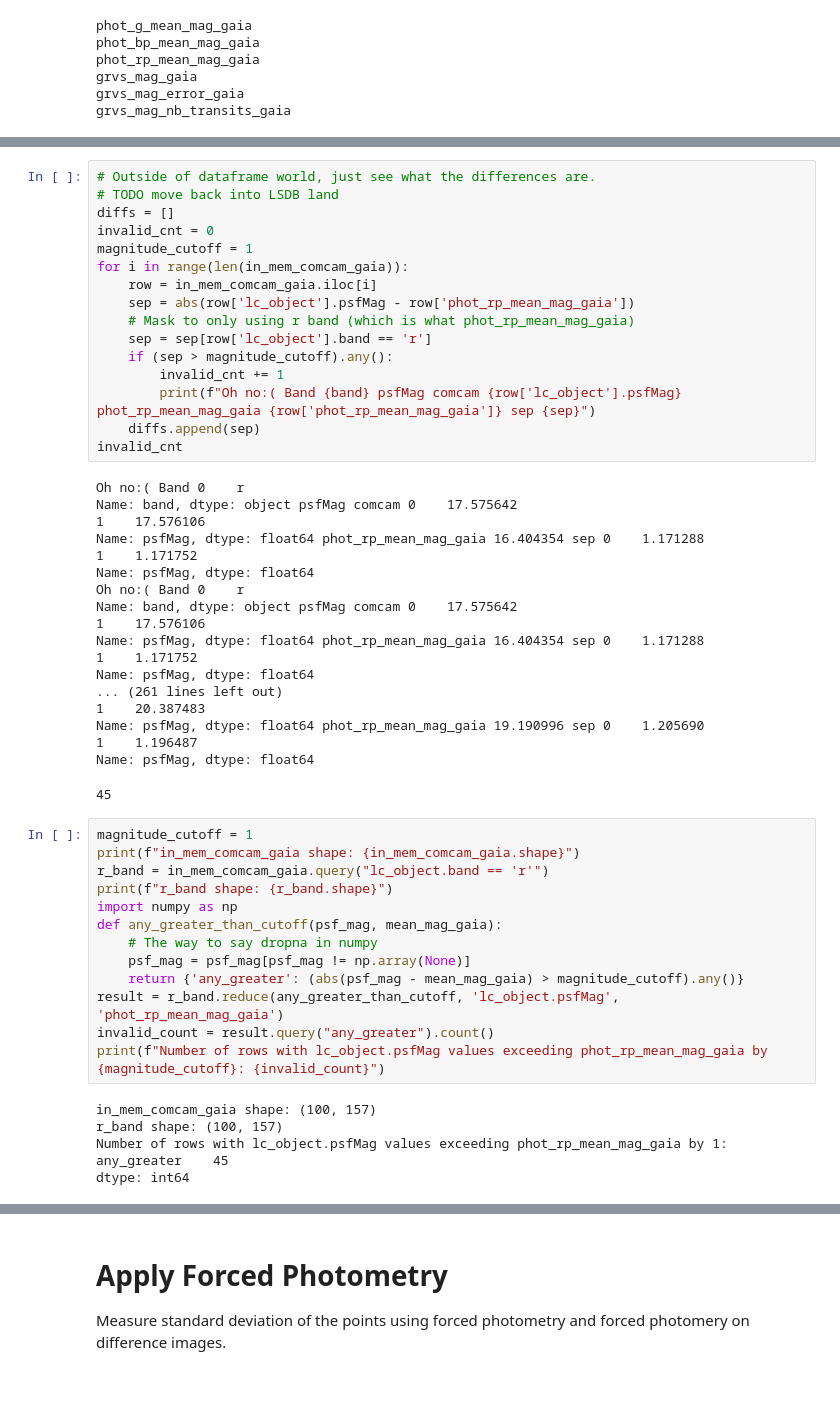
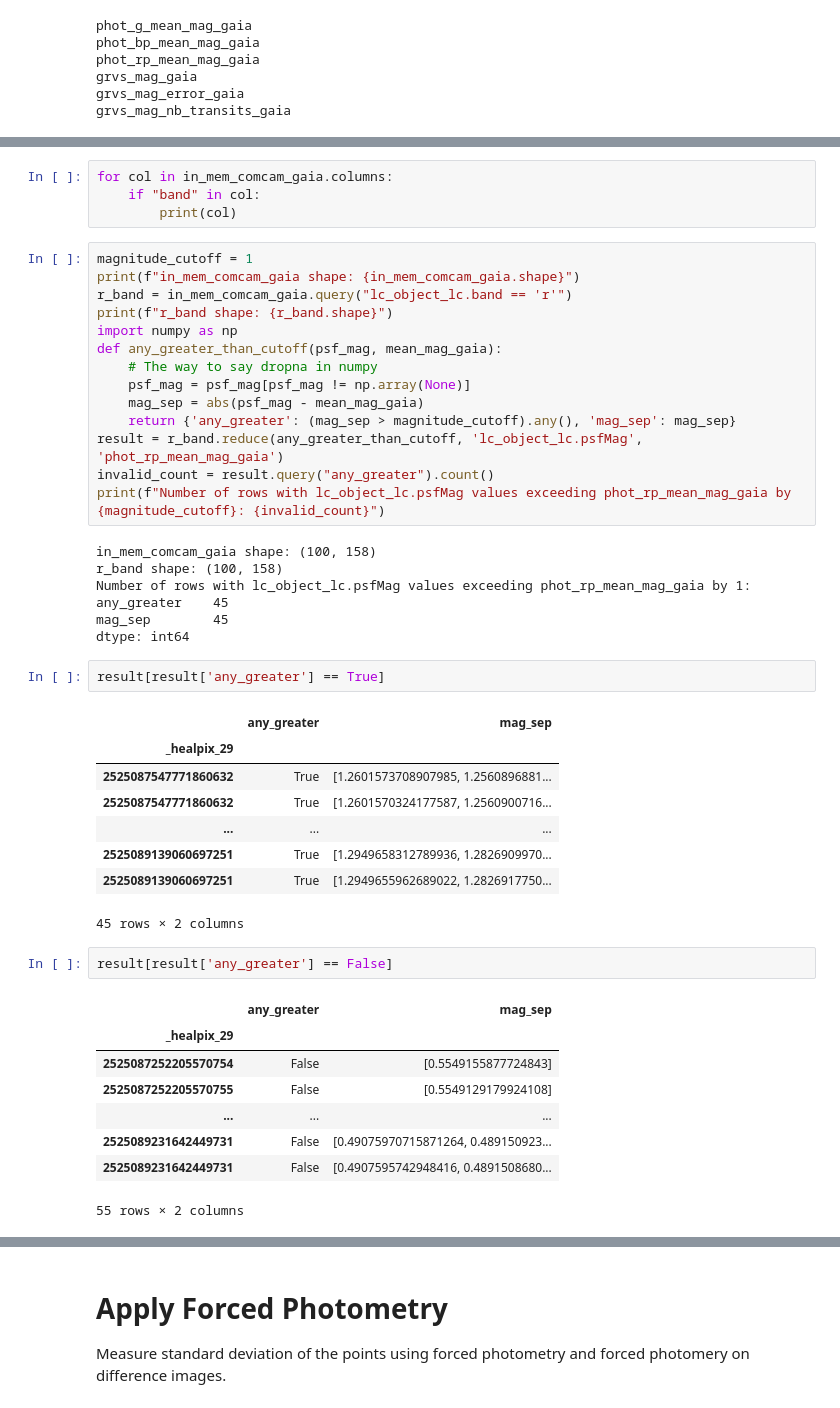
Before and after one commit to lsst-sitcom/linccf, a Jupyter notebook: internal/march_sprint/3.photometric_stability/photometric_stability.ipynb, the cells around one changed output, grey strips where cells are left out. Saved outputs shown, nothing was run; the diff lists cells and outputs as text.

```diff
--- a/internal/march_sprint/3.photometric_stability/photometric_stability.ipynb
+++ b/internal/march_sprint/3.photometric_stability/photometric_stability.ipynb
@@ -280,54 +328,47 @@ TODO:
 * check other bands
-# %%
-# Outside of dataframe world, just see what the differences are.
-# TODO move back into LSDB land
-diffs = []
-invalid_cnt = 0
-magnitude_cutoff = 1
-for i in range(len(in_mem_comcam_gaia)):
-    row = in_mem_comcam_gaia.iloc[i]
-    sep = abs(row['lc_object'].psfMag - row['phot_rp_mean_mag_gaia'])
-    # Mask to only using r band (which is what phot_rp_mean_mag_gaia)
-    sep = sep[row['lc_object'].band == 'r']
-    if (sep > magnitude_cutoff).any():
-        invalid_cnt += 1
-        print(f"Oh no:( Band {band} psfMag comcam {row['lc_object'].psfMag} phot_rp_mean_mag_gaia {row['phot_rp_mean_mag_gaia']} sep {sep}")
-    diffs.append(sep)
-invalid_cnt
-# %% [output]
-Oh no:( Band 0    r
-Name: band, dtype: object psfMag comcam 0    17.575642
-1    17.576106
-Name: psfMag, dtype: float64 phot_rp_mean_mag_gaia 16.404354 sep 0    1.171288
-1    1.171752
-Name: psfMag, dtype: float64
-Oh no:( Band 0    r
-Name: band, dtype: object psfMag comcam 0    17.575642
-1    17.576106
-Name: psfMag, dtype: float64 phot_rp_mean_mag_gaia 16.404354 sep 0    1.171288
-1    1.171752
-Name: psfMag, dtype: float64
-... (261 lines left out)
-1    20.387483
-Name: psfMag, dtype: float64 phot_rp_mean_mag_gaia 19.190996 sep 0    1.205690
-1    1.196487
-Name: psfMag, dtype: float64
-45
+# %%
+for col in in_mem_comcam_gaia.columns:
+    if "band" in col:
+        print(col)
 # %%
 magnitude_cutoff = 1
 print(f"in_mem_comcam_gaia shape: {in_mem_comcam_gaia.shape}")
-r_band = in_mem_comcam_gaia.query("lc_object.band == 'r'")
+r_band = in_mem_comcam_gaia.query("lc_object_lc.band == 'r'")
 print(f"r_band shape: {r_band.shape}")
 import numpy as np
 def any_greater_than_cutoff(psf_mag, mean_mag_gaia):
     # The way to say dropna in numpy
     psf_mag = psf_mag[psf_mag != np.array(None)]
-    return {'any_greater': (abs(psf_mag - mean_mag_gaia) > magnitude_cutoff).any()}
-result = r_band.reduce(any_greater_than_cutoff, 'lc_object.psfMag', 'phot_rp_mean_mag_gaia')
+    mag_sep = abs(psf_mag - mean_mag_gaia)
+    return {'any_greater': (mag_sep > magnitude_cutoff).any(), 'mag_sep': mag_sep}
+result = r_band.reduce(any_greater_than_cutoff, 'lc_object_lc.psfMag', 'phot_rp_mean_mag_gaia')
 invalid_count = result.query("any_greater").count()
-print(f"Number of rows with lc_object.psfMag values exceeding phot_rp_mean_mag_gaia by {magnitude_cutoff}: {invalid_count}")
+print(f"Number of rows with lc_object_lc.psfMag values exceeding phot_rp_mean_mag_gaia by {magnitude_cutoff}: {invalid_count}")
 # %% [output]
-in_mem_comcam_gaia shape: (100, 157)
-r_band shape: (100, 157)
-Number of rows with lc_object.psfMag values exceeding phot_rp_mean_mag_gaia by 1: any_greater    45
+in_mem_comcam_gaia shape: (100, 158)
+r_band shape: (100, 158)
+Number of rows with lc_object_lc.psfMag values exceeding phot_rp_mean_mag_gaia by 1: any_greater    45
+mag_sep        45
 dtype: int64
+# %%
+result[result['any_greater'] == True]
+# %% [output]
+|  | any_greater | mag_sep |
+| _healpix_29 |  |  |
+| 2525087547771860632 | True | [1.2601573708907985, 1.2560896881... |
+| 2525087547771860632 | True | [1.2601570324177587, 1.2560900716... |
+| ... | ... | ... |
+| 2525089139060697251 | True | [1.2949658312789936, 1.2826909970... |
+| 2525089139060697251 | True | [1.2949655962689022, 1.2826917750... |
+45 rows × 2 columns
+# %%
+result[result['any_greater'] == False]
+# %% [output]
+|  | any_greater | mag_sep |
+| _healpix_29 |  |  |
+| 2525087252205570754 | False | [0.5549155877724843] |
+| 2525087252205570755 | False | [0.5549129179924108] |
+| ... | ... | ... |
+| 2525089231642449731 | False | [0.49075970715871264, 0.489150923... |
+| 2525089231642449731 | False | [0.4907595742948416, 0.4891508680... |
+55 rows × 2 columns
```
Also changed, not shown: parts of 15 cells of this notebook.
